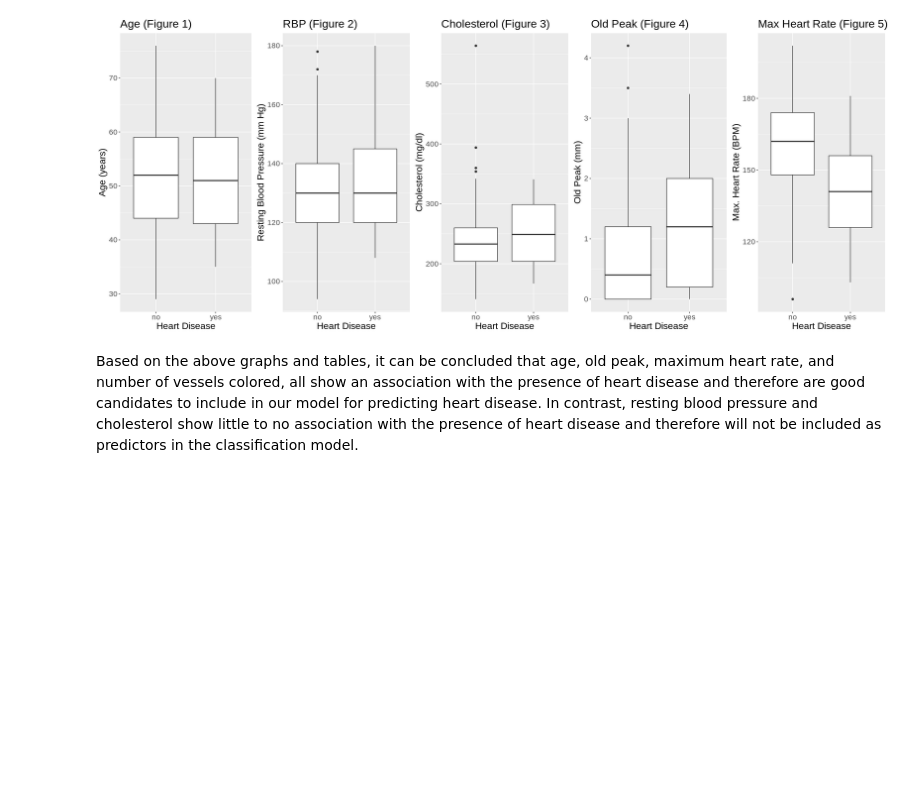
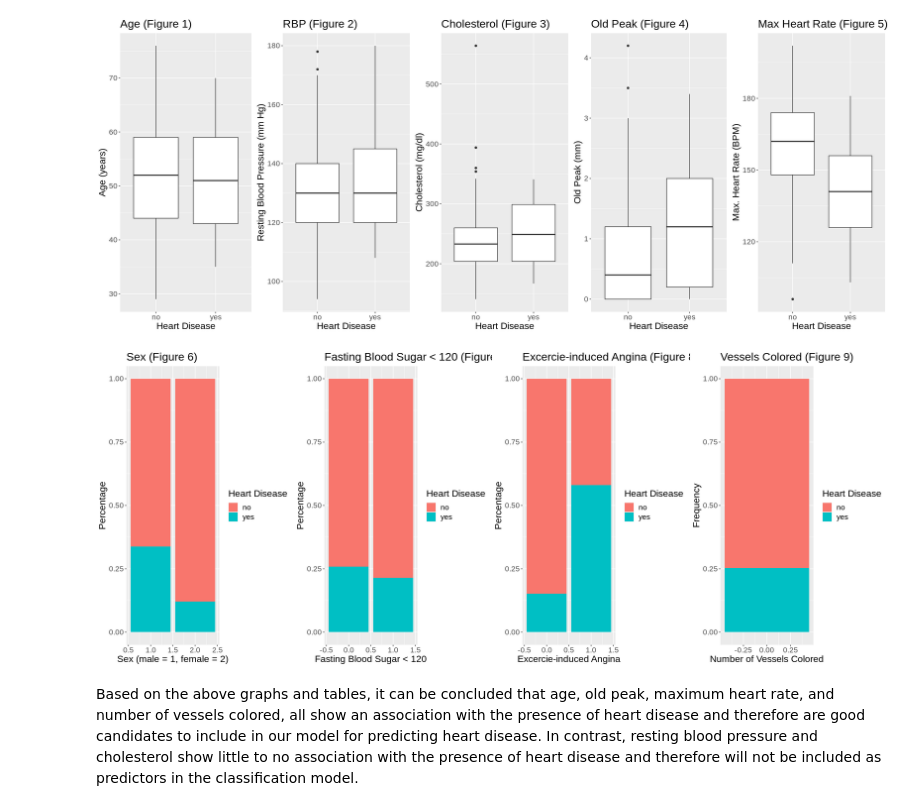
Before and after one commit to akosek4/DSCI-100-Heart-Disease-Project, a Jupyter notebook: Final.ipynb, the cells around one changed output. Drawn from its saved outputs; the diff is of its cells as text; code cells hidden in the pictures; blank space fills up the shorter version.

```diff
--- a/Final.ipynb
+++ b/Final.ipynb
@@ -189,5 +204,7 @@ A tibble: 175 × 7
 # %%
 # generate box-plot visualizations
+options(repr.plot.width = 8, repr.plot.height = 8)
+
 age_plot <- data_training |>
     ggplot(aes(y = age, x = presence_of_heart_disease)) +
     geom_boxplot() +
@@ -229,9 +246,30 @@ mhr_plot <- data_training |>
     theme(text = element_text(size = 17))
 
 # generate bar graph visualization
+
+sex_plot <- data_training |>
+    ggplot(aes(x = sex, fill = presence_of_heart_disease)) +
+    geom_bar(position = "fill") +
+    labs(x = "Sex (male = 1, female = 2)", y = "Percentage", fill = "Heart Disease") +
+    ggtitle("Sex (Figure 6)") +
+    theme(text = element_text(size = 17))
+
+fasting_blood_sugar_plot <- data_training |>
+    ggplot(aes(x = fasting_blood_sugar_less_than_one_twenty, fill = presence_of_heart_disease)) +
+    geom_bar(position = "fill") +
+    labs(x = "Fasting Blood Sugar < 120", y = "Percentage", fill = "Heart Disease") +
+    ggtitle("Fasting Blood Sugar < 120 (Figure 7)") +
+    theme(text = element_text(size = 17))
+
+exercise_induced_angina_plot <- data_training |>
+    ggplot(aes(x = exercise_induced_angina, fill = presence_of_heart_disease)) +
+    geom_bar(position = "fill") +
+    labs(x = "Excercie-induced Angina", y = "Percentage", fill = "Heart Disease") +
+    ggtitle("Excercie-induced Angina (Figure 8)") +
+    theme(text = element_text(size = 17))
+
 data_vessels_plot2 <- data_training |>
     ggplot(aes(x = number_of_vessels_colored, fill = presence_of_heart_disease)) +
     geom_bar(position = "fill") +
-    labs(x = "Number of Vessels Colored", y = "Frequency", fill = "Heart Disease", title = "Vessels Colored (Figure 6)") +
+    labs(x = "Number of Vessels Colored", y = "Frequency", fill = "Heart Disease", title = "Vessels Colored (Figure 9)") +
     theme(text = element_text(size = 17))
-data_vessels_plot2
@@ -244,6 +280,12 @@ plot_grid <- plot_grid(age_plot, rbp_plot, cholesterol_plot, oldpeak_plot, mhr_p
 plot_grid
 # %% [output]
 [figure]
+# %%
+options(repr.plot.width = 25, repr.plot.height = 8)
+plot_grid <- plot_grid(sex_plot, fasting_blood_sugar_plot, exercise_induced_angina_plot, data_vessels_plot2, ncol = 4)
+plot_grid
+# %% [output]
+[figure, added]
 # %% [markdown]
 Based on the above graphs and tables, it can be concluded that age, old peak, maximum heart rate, and number of vessels colored, all show an association with the presence of heart disease and therefore are good candidates to include in our model for predicting heart disease. In contrast, resting blood pressure and cholesterol show little to no association with the presence of heart disease and therefore will not be included as predictors in the classification model.
 # %%
```
Also changed, not shown: parts of 9 cells of this notebook.
